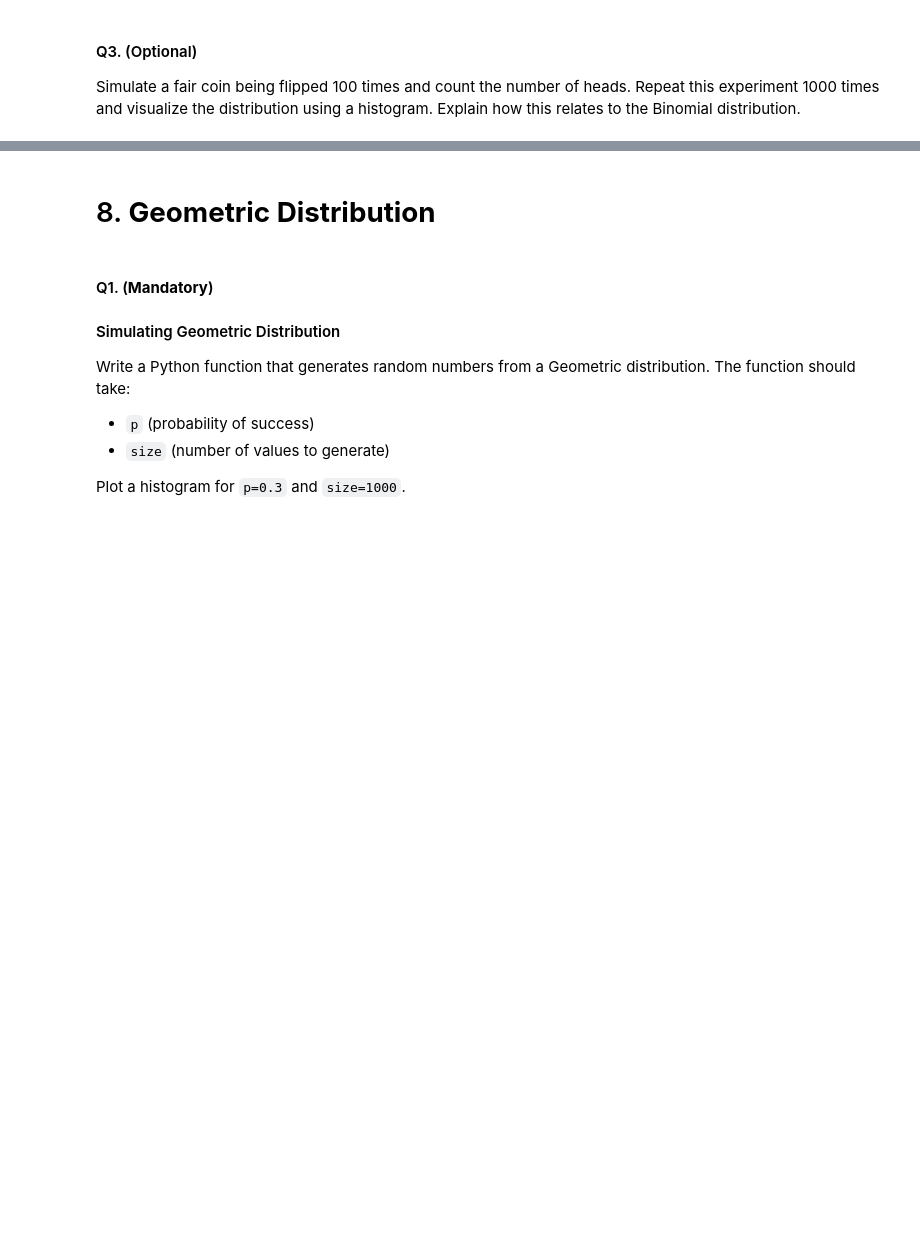
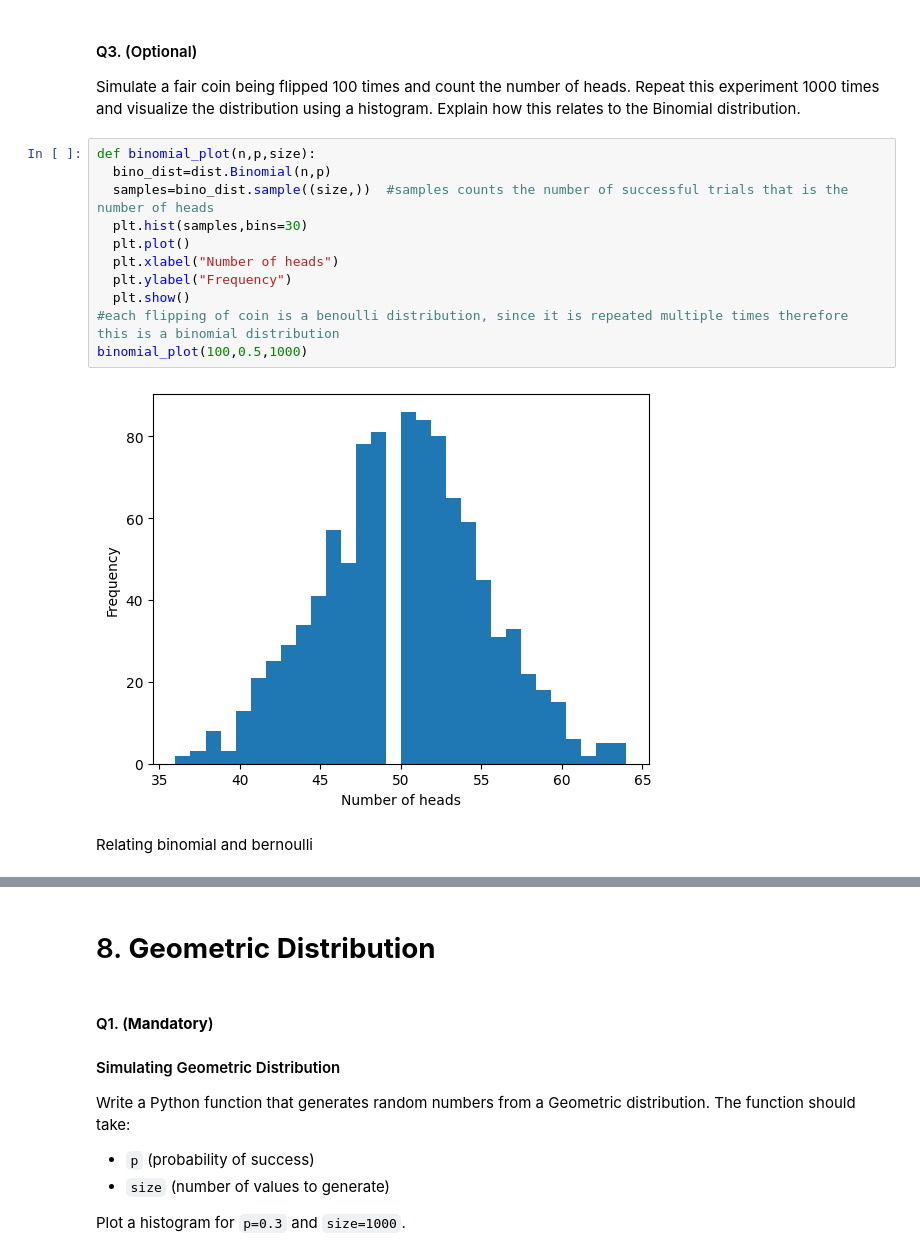
Before and after one commit to CH2344/Assignment-5-BMC-, a Jupyter notebook: Lab4_Random_Variables.ipynb, the cells around one changed output, grey strips where cells are left out. Drawn from its saved outputs; the diff is of its cells as text; blank space fills up the shorter version.

```diff
--- a/Lab4_Random_Variables.ipynb
+++ b/Lab4_Random_Variables.ipynb
@@ -622,6 +628,21 @@ Text(0.5, 1.0, 'PMF of Binomial')
 # %% [markdown]
 #### Q3. (Optional)
 Simulate a fair coin being flipped 100 times and count the number of heads. Repeat this experiment 1000 times and visualize the distribution using a histogram. Explain how this relates to the Binomial distribution.
+# %%
+def binomial_plot(n,p,size):
+  bino_dist=dist.Binomial(n,p)
+  samples=bino_dist.sample((size,))  #samples counts the number of successful trials that is the number of heads
+  plt.hist(samples,bins=30)
+  plt.plot()
+  plt.xlabel("Number of heads")
+  plt.ylabel("Frequency")
+  plt.show()
+#each flipping of coin is a benoulli distribution, since it is repeated multiple times therefore this is a binomial distribution
+binomial_plot(100,0.5,1000)
+# %% [output]
+[figure, added]
+# %% [markdown]
+Relating binomial and bernoulli
 # %%
 def sim(n,p=0.5,N=1000):
     dist = torch.distributions.Bernoulli(p)
```
Also changed, not shown: parts of 38 cells of this notebook.
